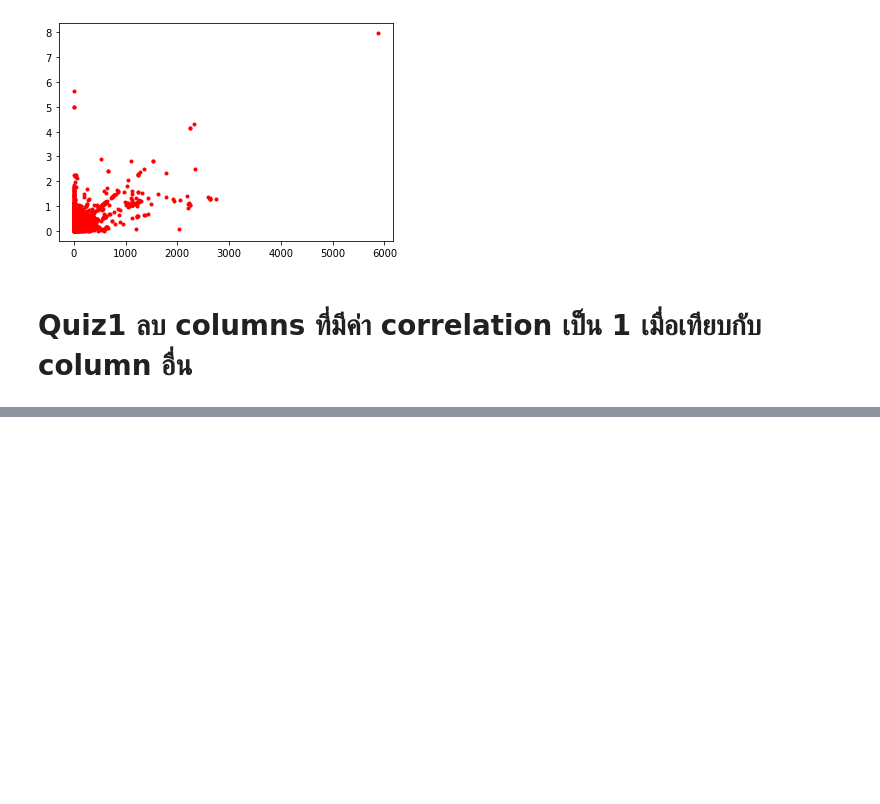
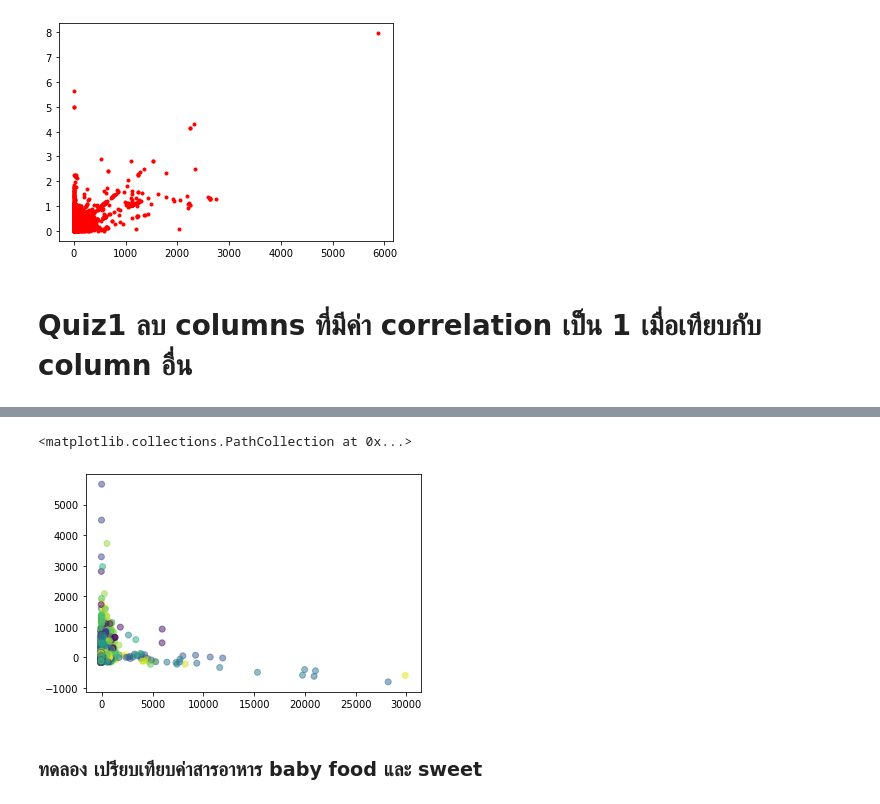
Before and after one commit to siriwat-heart/Multivariate, a Jupyter notebook: Chapter3_PCA.ipynb, the cells around one changed output, grey strips where cells are left out. Saved outputs shown, nothing was run; the diff lists cells and outputs as text; code cells hidden in the pictures; blank space fills up the shorter version.

```diff
--- a/Chapter3_PCA.ipynb
+++ b/Chapter3_PCA.ipynb
@@ -387,0 +690,7 @@ newdata.drop(newdata.columns[newdata.columns.str.contains('_mg')].values,axis=1)
+# %%
+plt.scatter(new_pca[:,0],new_pca[:,1],c = data_dropped2['FoodGroup'],alpha=0.5)
+# %% [output]
+<matplotlib.collections.PathCollection at 0x...>
+[figure, added]
+# %% [markdown]
+### ทดลอง เปรียบเทียบค่าสารอาหาร baby food และ sweet
```
Also changed, not shown: parts of 54 cells of this notebook.
